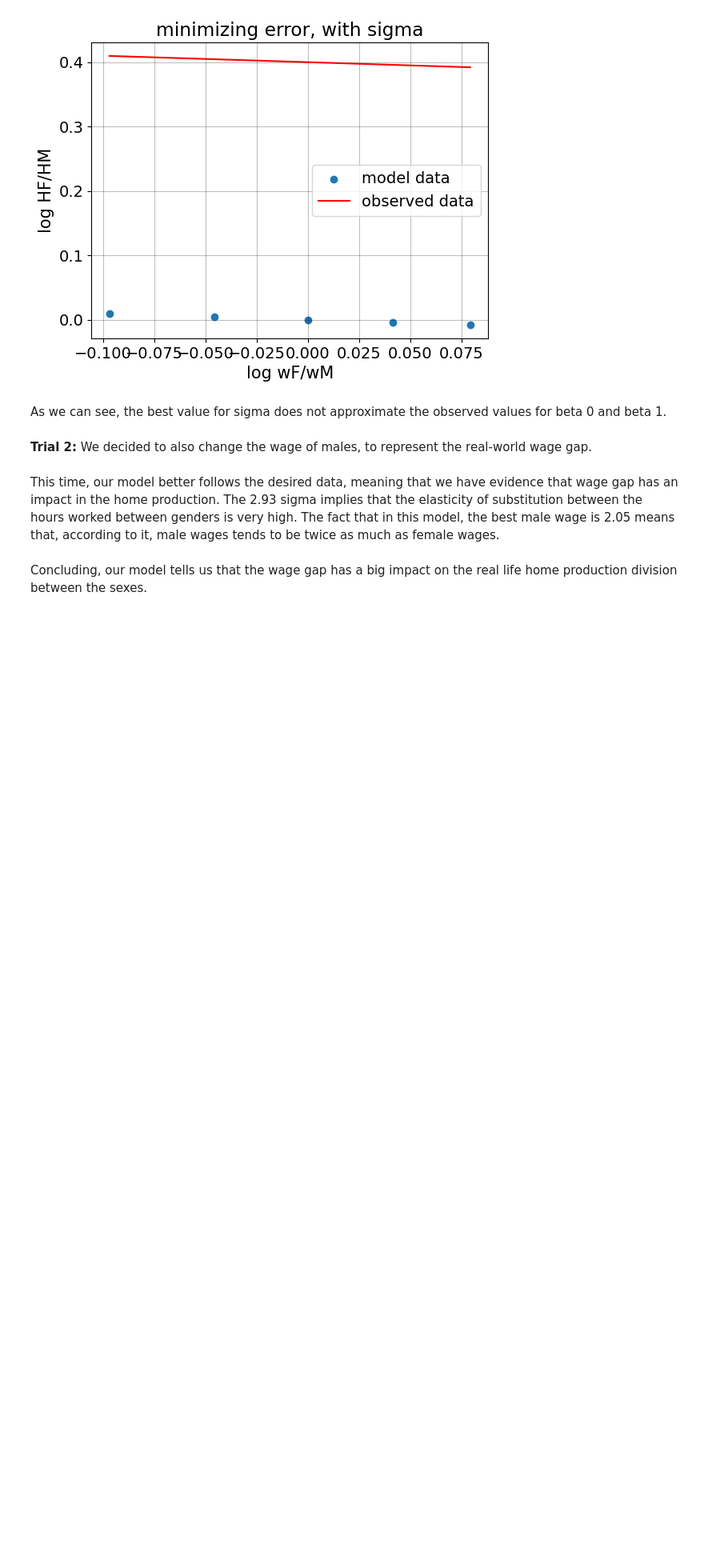
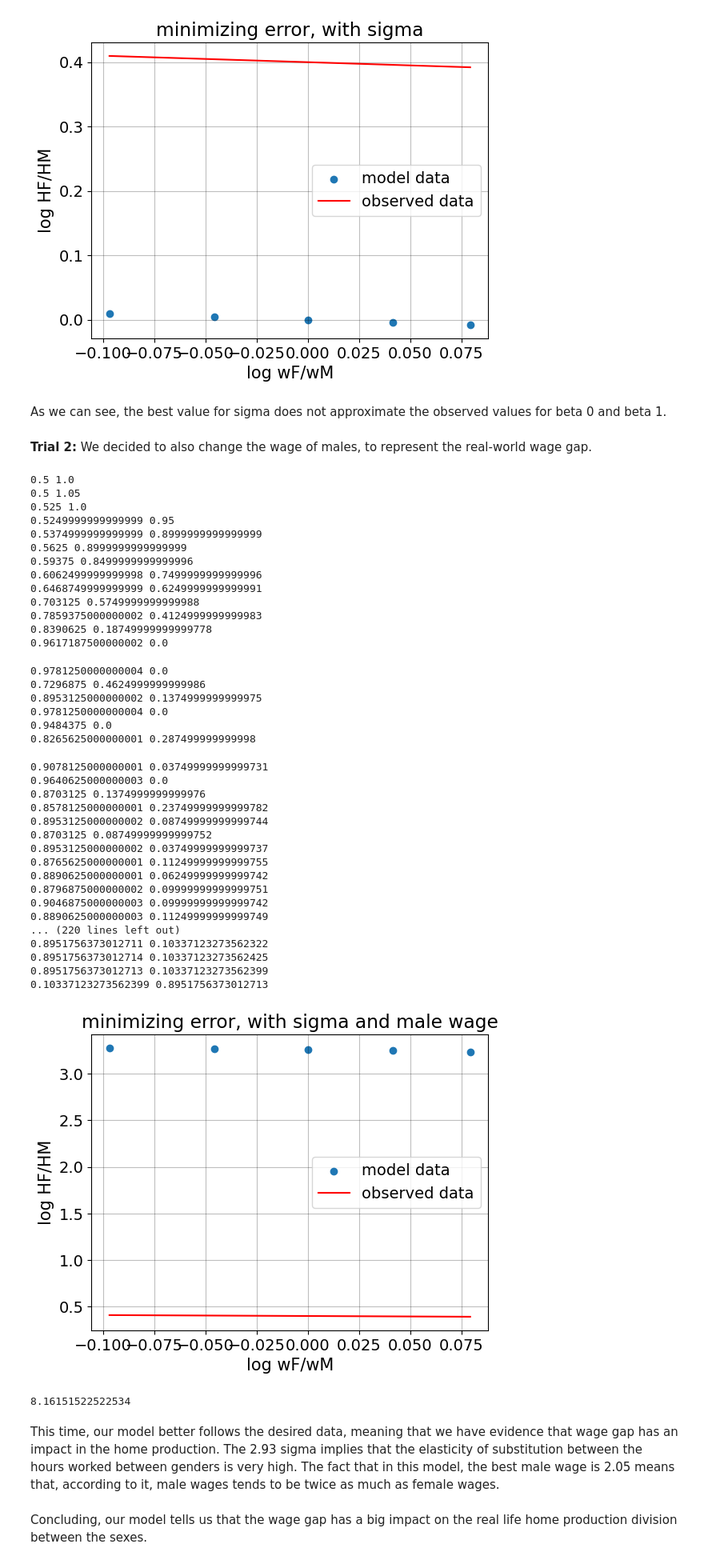
Before and after one commit to NumEconCopenhagen/projects-2023-the-best-duo, a Jupyter notebook: inauguralproject/inauguralproject.ipynb, the cells around one changed output. Shown at 80% size. Saved outputs shown, nothing was run; the diff lists cells and outputs as text; code cells hidden in the pictures; blank space fills up the shorter version.

```diff
--- a/inauguralproject/inauguralproject.ipynb
+++ b/inauguralproject/inauguralproject.ipynb
@@ -152,25 +150,67 @@ As we can see, the best value for sigma does not approximate the observed values
 **Trial 2:**
 We decided to also change the wage of males, to represent the real-world wage gap.
 # %%
+model = HouseholdSpecializationModelClass()
 # a. estimate best values for sigma
-obs_par = model.estimate(alpha=0.5,min_sigma=2.9,max_sigma=3,min_wM=2,max_wM=2.1,n=10)
-par.alpha, par.sigma, par.wM = obs_par
-model.solve_wF_vec()
+model.estimate_omega()
+model.solve_wF_vec(model.solve)
 
 # b. plot data
 plt.figure()
 plt.scatter(np.log10(par.wF_vec/par.wM), np.log10(sol.HF_vec/sol.HM_vec), label='model data')
 
 # c. plot observed data
 y_model = par.beta0_target + par.beta1_target * np.log10(par.wF_vec/par.wM)
 plt.plot(np.log10(par.wF_vec/par.wM), y_model, label='observed data', color='red')
 
 # d. plot settings
 plt.xlabel("log wF/wM",size=15)
 plt.ylabel("log HF/HM",size=15)
 plt.title("minimizing error, with sigma and male wage")
 plt.legend()
 plt.show()
+
+error = (par.beta0_target - sol.beta0)**2 + (par.beta1_target - sol.beta1)**2
+print(error)
+# %% [output]
+0.5 1.0
+0.5 1.05
+0.525 1.0
+0.5249999999999999 0.95
+0.5374999999999999 0.8999999999999999
+0.5625 0.8999999999999999
+0.59375 0.8499999999999996
+0.6062499999999998 0.7499999999999996
+0.6468749999999999 0.6249999999999991
+0.703125 0.5749999999999988
+0.7859375000000002 0.4124999999999983
+0.8390625 0.18749999999999778
+0.9617187500000002 0.0
+0.9781250000000004 0.0
+0.7296875 0.4624999999999986
+0.8953125000000002 0.1374999999999975
+0.9781250000000004 0.0
+0.9484375 0.0
+0.8265625000000001 0.287499999999998
+0.9078125000000001 0.03749999999999731
+0.9640625000000003 0.0
+0.8703125 0.1374999999999976
+0.8578125000000001 0.23749999999999782
+0.8953125000000002 0.08749999999999744
+0.8703125 0.08749999999999752
+0.8953125000000002 0.03749999999999737
+0.8765625000000001 0.11249999999999755
+0.8890625000000001 0.06249999999999742
+0.8796875000000002 0.09999999999999751
+0.9046875000000003 0.09999999999999742
+0.8890625000000003 0.11249999999999749
+... (220 lines left out)
+0.8951756373012711 0.10337123273562322
+0.8951756373012714 0.10337123273562425
+0.8951756373012713 0.10337123273562399
+0.10337123273562399 0.8951756373012713
+[figure, added]
+8.16151522522534
 # %% [markdown]
 This time, our model better follows the desired data, meaning that we have evidence that wage gap has an impact in the home production. The 2.93 sigma implies that the elasticity of substitution between the hours worked between genders is very high. The fact that in this model, the best male wage is 2.05 means that, according to it, male wages tends to be twice as much as female wages.
 # %% [markdown]
```
Also changed, not shown: parts of 2 cells of this notebook.
